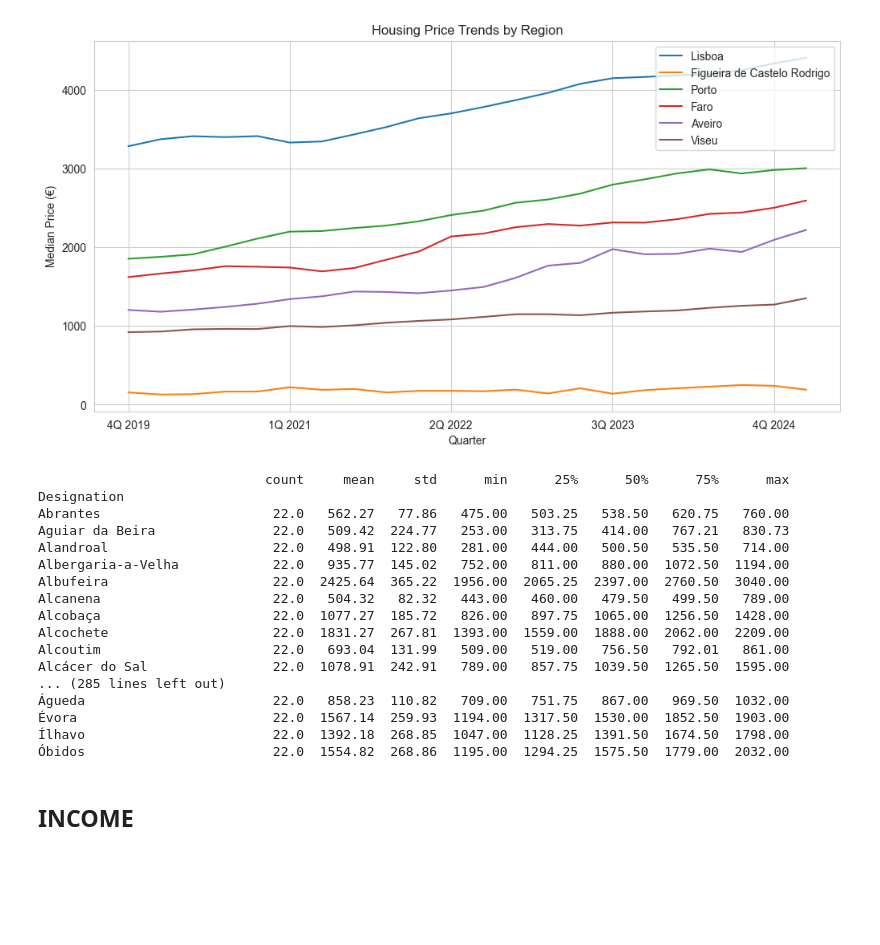
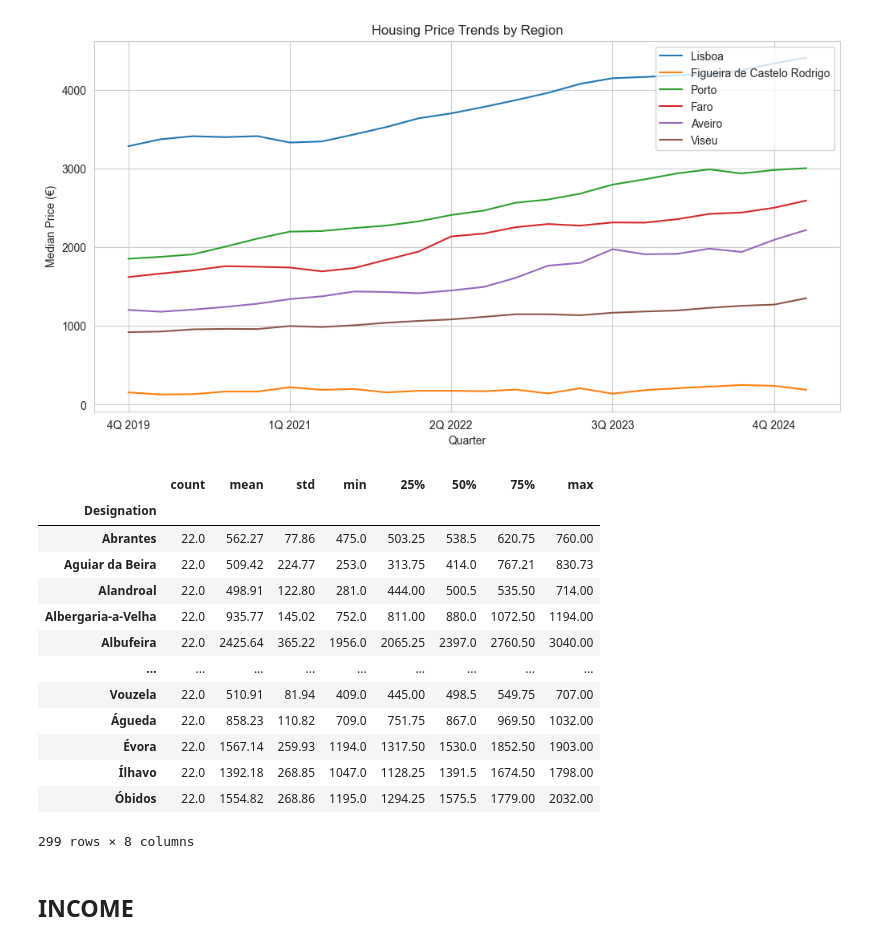
Before and after one commit to Shushunya/FCD-housing-prices, a Jupyter notebook: code/notebooks/eda/01_eda.ipynb, the cells around one changed output. Cells and saved outputs as stored; diff of their text form; code cells hidden in the pictures; blank space fills up the shorter version.

```diff
--- a/code/eda.ipynb
+++ b/code/notebooks/eda/01_eda.ipynb
@@ -155,6 +71,5 @@ house_df = house_df.drop(columns=[COLUMN_MISSING_VALUES])
 # %%
-# Save the municipalities list
-MUNICIPALITIES = pd.Series(house_df.index.to_list())
-MUNICIPALITIES.to_csv(MUNICIPALITIES_FILE, header=['region'])
+house_df = pd.read_csv(HOUSE_CLEAN_FILE)
+house_df.set_index("Designation", inplace=True)
 
-house_df.to_csv(HOUSE_CLEAN_FILE)
+house_df.describe()
@@ -235,30 +159,27 @@ plt.show()
 # %%
 house_reset = house_df.reset_index()
 df_long = house_reset.melt(
     id_vars=['Designation'],
     var_name='Time_Period',
     value_name='Price'
 )
 df_long.head()
 descriptive_stats = df_long.groupby('Designation')['Price'].describe().round(2)
-print(descriptive_stats.to_string())
+descriptive_stats
 # %% [output]
+|  | count | mean | std | min | 25% | 50% | 75% | max |
+| Designation |  |  |  |  |  |  |  |  |
+| Abrantes | 22.0 | 562.27 | 77.86 | 475.0 | 503.25 | 538.5 | 620.75 | 760.00 |
+| Aguiar da Beira | 22.0 | 509.42 | 224.77 | 253.0 | 313.75 | 414.0 | 767.21 | 830.73 |
+| Alandroal | 22.0 | 498.91 | 122.80 | 281.0 | 444.00 | 500.5 | 535.50 | 714.00 |
+| Albergaria-a-Velha | 22.0 | 935.77 | 145.02 | 752.0 | 811.00 | 880.0 | 1072.50 | 1194.00 |
+| Albufeira | 22.0 | 2425.64 | 365.22 | 1956.0 | 2065.25 | 2397.0 | 2760.50 | 3040.00 |
+| ... | ... | ... | ... | ... | ... | ... | ... | ... |
+| Vouzela | 22.0 | 510.91 | 81.94 | 409.0 | 445.00 | 498.5 | 549.75 | 707.00 |
+| Águeda | 22.0 | 858.23 | 110.82 | 709.0 | 751.75 | 867.0 | 969.50 | 1032.00 |
+| Évora | 22.0 | 1567.14 | 259.93 | 1194.0 | 1317.50 | 1530.0 | 1852.50 | 1903.00 |
+| Ílhavo | 22.0 | 1392.18 | 268.85 | 1047.0 | 1128.25 | 1391.5 | 1674.50 | 1798.00 |
+| Óbidos | 22.0 | 1554.82 | 268.86 | 1195.0 | 1294.25 | 1575.5 | 1779.00 | 2032.00 |
-                             count     mean     std      min      25%      50%      75%      max
-Designation
-Abrantes                      22.0   562.27   77.86   475.00   503.25   538.50   620.75   760.00
-Aguiar da Beira               22.0   509.42  224.77   253.00   313.75   414.00   767.21   830.73
-Alandroal                     22.0   498.91  122.80   281.00   444.00   500.50   535.50   714.00
-Albergaria-a-Velha            22.0   935.77  145.02   752.00   811.00   880.00  1072.50  1194.00
-Albufeira                     22.0  2425.64  365.22  1956.00  2065.25  2397.00  2760.50  3040.00
-Alcanena                      22.0   504.32   82.32   443.00   460.00   479.50   499.50   789.00
-Alcobaça                      22.0  1077.27  185.72   826.00   897.75  1065.00  1256.50  1428.00
-Alcochete                     22.0  1831.27  267.81  1393.00  1559.00  1888.00  2062.00  2209.00
-Alcoutim                      22.0   693.04  131.99   509.00   519.00   756.50   792.01   861.00
-Alcácer do Sal                22.0  1078.91  242.91   789.00   857.75  1039.50  1265.50  1595.00
-... (285 lines left out)
-Águeda                        22.0   858.23  110.82   709.00   751.75   867.00   969.50  1032.00
-Évora                         22.0  1567.14  259.93  1194.00  1317.50  1530.00  1852.50  1903.00
-Ílhavo                        22.0  1392.18  268.85  1047.00  1128.25  1391.50  1674.50  1798.00
-Óbidos                        22.0  1554.82  268.86  1195.00  1294.25  1575.50  1779.00  2032.00
+299 rows × 8 columns
 # %% [markdown]
 ## INCOME
```
Also changed, not shown: parts of 27 cells of this notebook, 9 other files.
